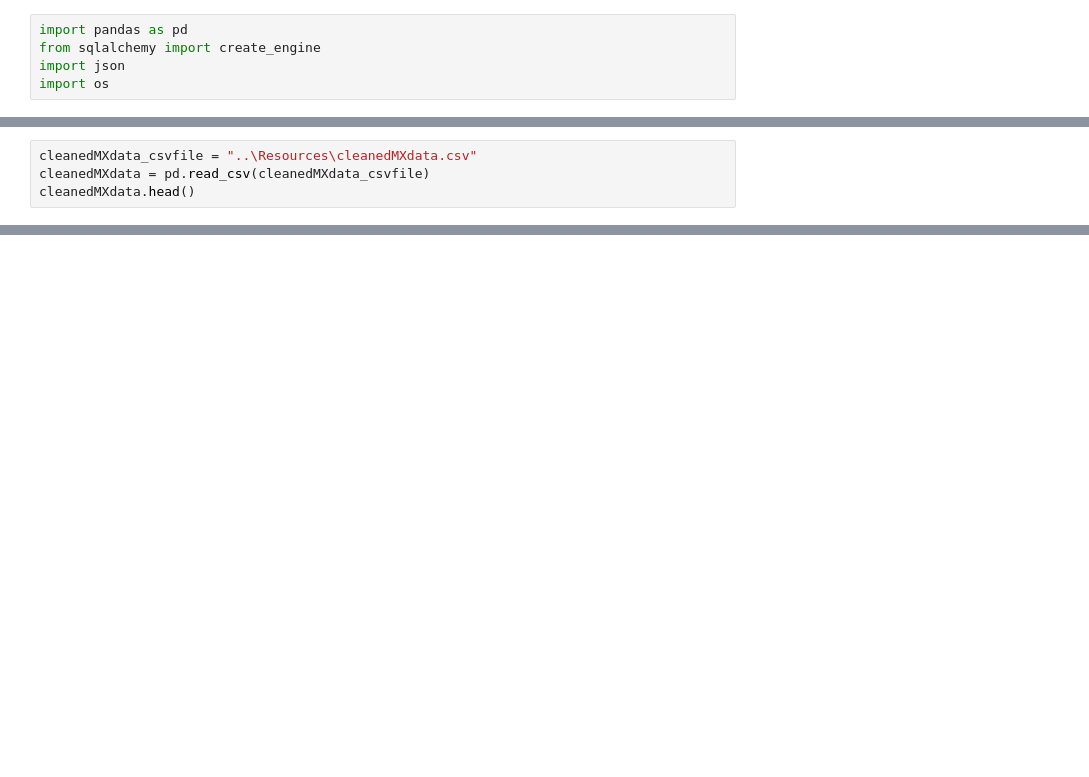
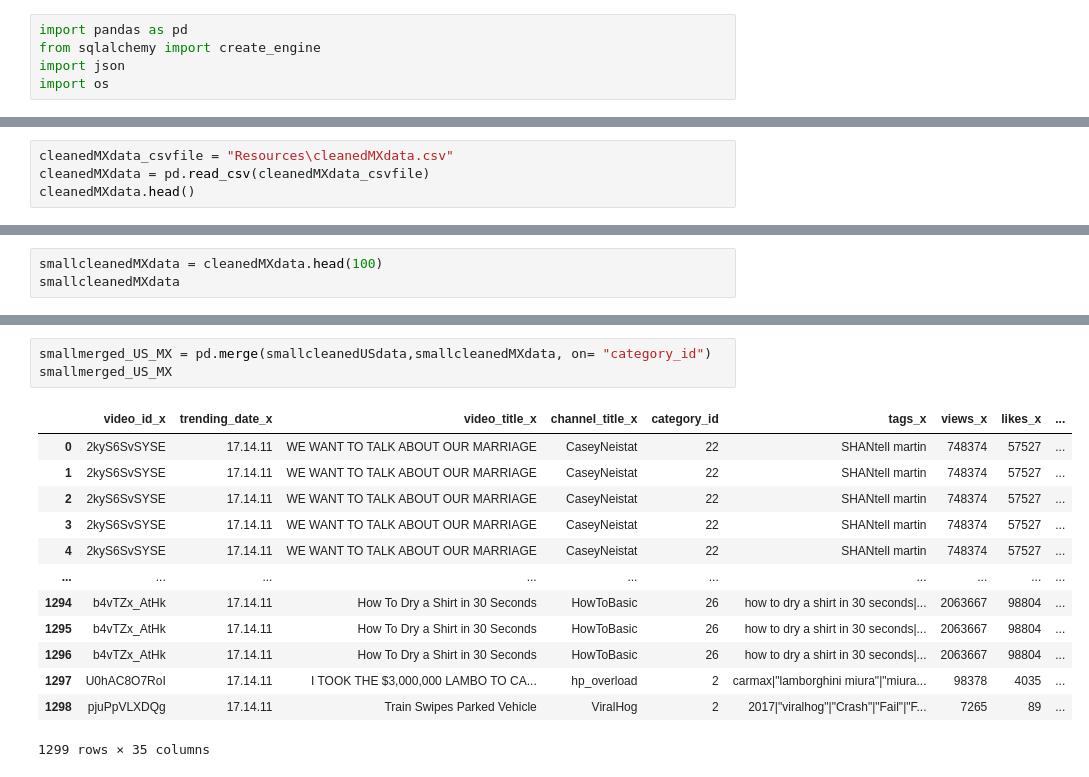
Before and after one commit to Kate-Yayla/Project2-ETL, a Jupyter notebook: Merged_All.ipynb, the cells around one changed output, grey strips where cells are left out. Drawn from its saved outputs; the diff is of its cells as text; blank space fills up the shorter version.

Commit message:
added merged_all

```diff
--- a/Merged_All.ipynb
+++ b/Merged_All.ipynb
@@ -15,7 +15,7 @@ cleanedUSdata.head()
 | 3 | puqaWrEC7tY | 17.14.11 | Nickelback Lyrics: Real or Fake? | Good Mythical Morning | 24 | rhett and link|"gmm"|"good mythic... | 343168 | 10172 | 666 | ... |
 | 4 | d380meD0W0M | 17.14.11 | I Dare You: GOING BALD!? | nigahiga | 24 | ryan|"higa"|"higatv"|"nigahiga"|"... | 2095731 | 132235 | 1989 | ... |
 # %%
-cleanedMXdata_csvfile = "..\Resources\cleanedMXdata.csv"
+cleanedMXdata_csvfile = "Resources\cleanedMXdata.csv"
 cleanedMXdata = pd.read_csv(cleanedMXdata_csvfile)
 cleanedMXdata.head()
 # %% [output]
@@ -38,0 +116,3 @@ cleanedCAdata.head()
+# %%
+smallcleanedMXdata = cleanedMXdata.head(100)
+smallcleanedMXdata
@@ -38,0 +150,17 @@ cleanedCAdata.head()
+# %%
+smallmerged_US_MX = pd.merge(smallcleanedUSdata,smallcleanedMXdata, on= "category_id")
+smallmerged_US_MX
+# %% [output]
+|  | video_id_x | trending_date_x | video_title_x | channel_title_x | category_id | tags_x | views_x | likes_x | ... |
+| 0 | 2kyS6SvSYSE | 17.14.11 | WE WANT TO TALK ABOUT OUR MARRIAGE | CaseyNeistat | 22 | SHANtell martin | 748374 | 57527 | ... |
+| 1 | 2kyS6SvSYSE | 17.14.11 | WE WANT TO TALK ABOUT OUR MARRIAGE | CaseyNeistat | 22 | SHANtell martin | 748374 | 57527 | ... |
+| 2 | 2kyS6SvSYSE | 17.14.11 | WE WANT TO TALK ABOUT OUR MARRIAGE | CaseyNeistat | 22 | SHANtell martin | 748374 | 57527 | ... |
+| 3 | 2kyS6SvSYSE | 17.14.11 | WE WANT TO TALK ABOUT OUR MARRIAGE | CaseyNeistat | 22 | SHANtell martin | 748374 | 57527 | ... |
+| 4 | 2kyS6SvSYSE | 17.14.11 | WE WANT TO TALK ABOUT OUR MARRIAGE | CaseyNeistat | 22 | SHANtell martin | 748374 | 57527 | ... |
+| ... | ... | ... | ... | ... | ... | ... | ... | ... | ... |
+| 1294 | b4vTZx_AtHk | 17.14.11 | How To Dry a Shirt in 30 Seconds | HowToBasic | 26 | how to dry a shirt in 30 seconds|... | 2063667 | 98804 | ... |
+| 1295 | b4vTZx_AtHk | 17.14.11 | How To Dry a Shirt in 30 Seconds | HowToBasic | 26 | how to dry a shirt in 30 seconds|... | 2063667 | 98804 | ... |
+| 1296 | b4vTZx_AtHk | 17.14.11 | How To Dry a Shirt in 30 Seconds | HowToBasic | 26 | how to dry a shirt in 30 seconds|... | 2063667 | 98804 | ... |
+| 1297 | U0hAC8O7RoI | 17.14.11 | I TOOK THE $3,000,000 LAMBO TO CA... | hp_overload | 2 | carmax|"lamborghini miura"|"miura... | 98378 | 4035 | ... |
+| 1298 | pjuPpVLXDQg | 17.14.11 | Train Swipes Parked Vehicle | ViralHog | 2 | 2017|"viralhog"|"Crash"|"Fail"|"F... | 7265 | 89 | ... |
+1299 rows × 35 columns
```
Also changed, not shown: parts of 8 cells of this notebook.
